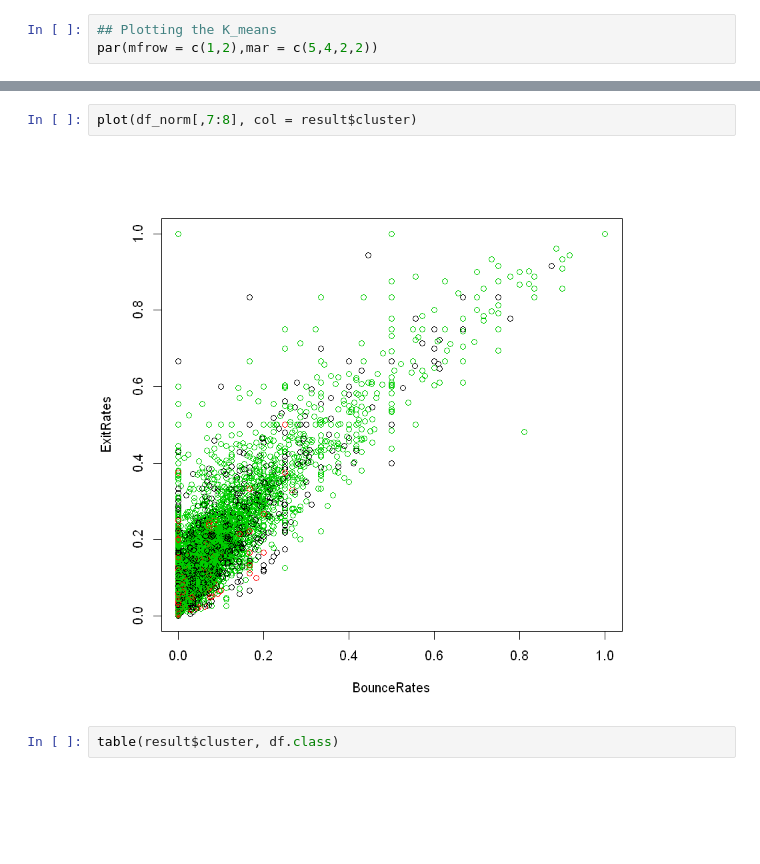
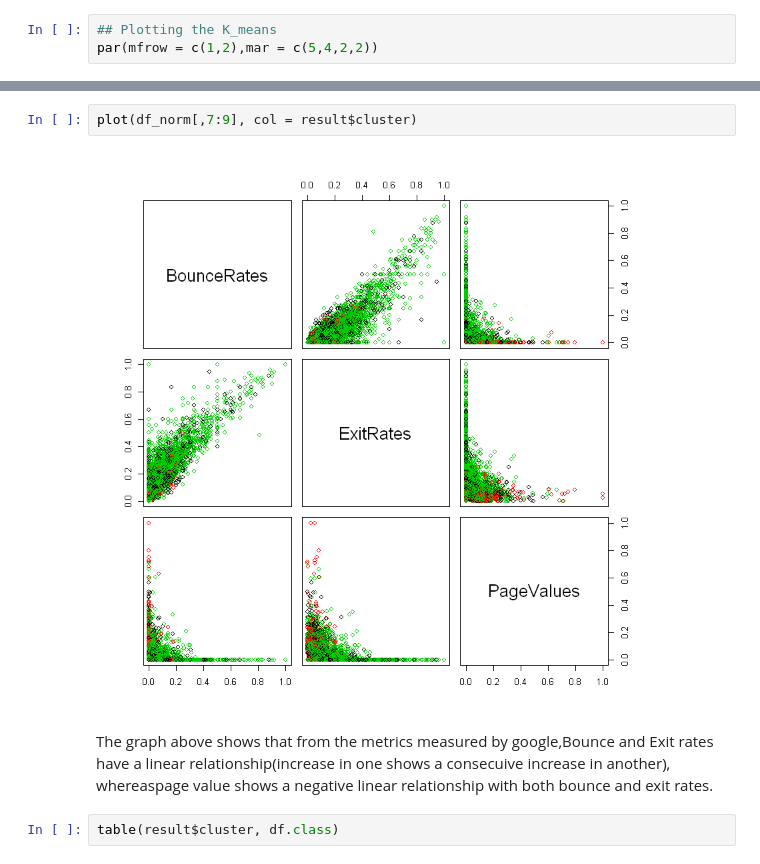
Before and after one commit to dkchebet7/Unsupervised-learning-in-R, a Jupyter notebook: IP_13.ipynb, the cells around one changed output, grey strips where cells are left out. Saved outputs shown, nothing was run; the diff lists cells and outputs as text; blank space fills up the shorter version.

```diff
--- a/IP_13.ipynb
+++ b/IP_13.ipynb
@@ -383,7 +475,10 @@ plot(df_norm[,1:2], col = result$cluster)
 # %%
-plot(df_norm[,7:8], col = result$cluster)
+plot(df_norm[,7:9], col = result$cluster)
 # %% [output]
-[figure, old version]
+[figure, new version]
+# %% [markdown]
+The graph above shows that from the metrics measured by google,Bounce and Exit rates have a linear relationship(increase in one shows a consecuive increase in another),
+whereaspage value shows a negative linear relationship with both bounce and exit rates.
 # %%
 table(result$cluster, df.class)
 # %% [output]
```
Also changed, not shown: parts of 50 cells of this notebook.
